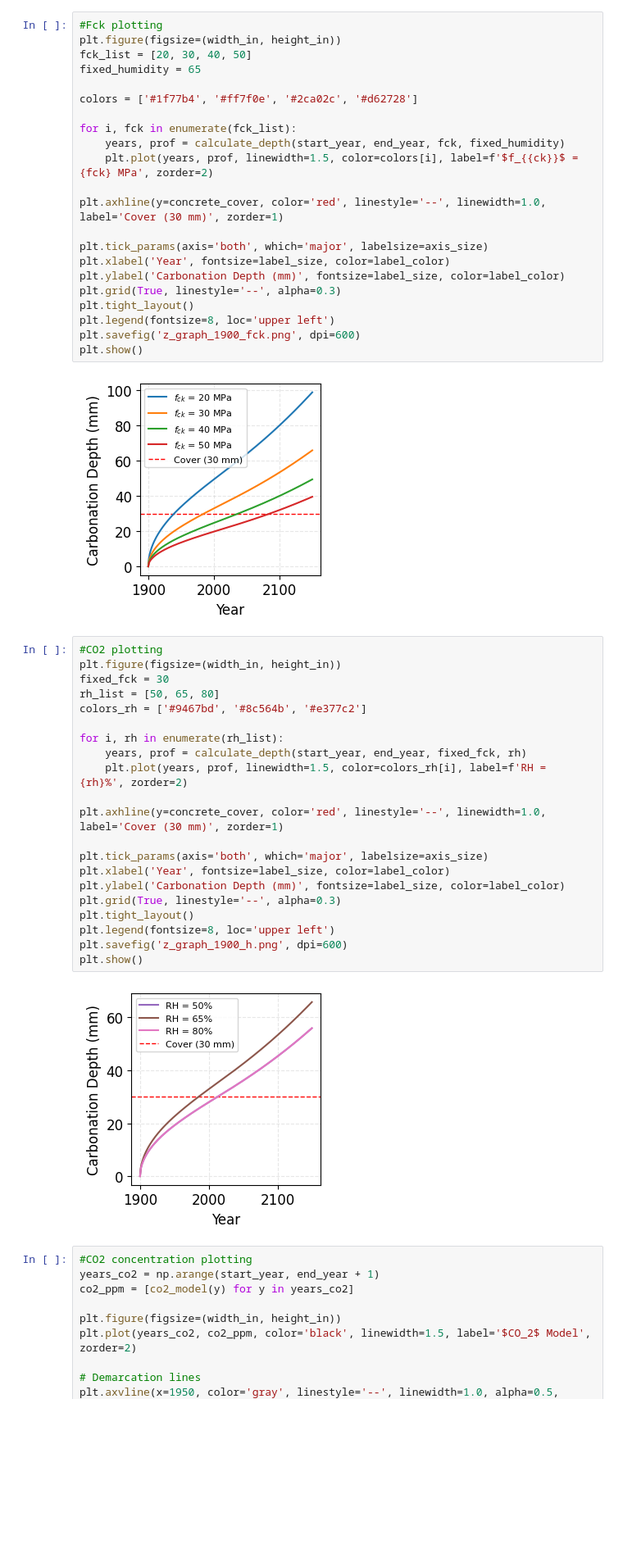
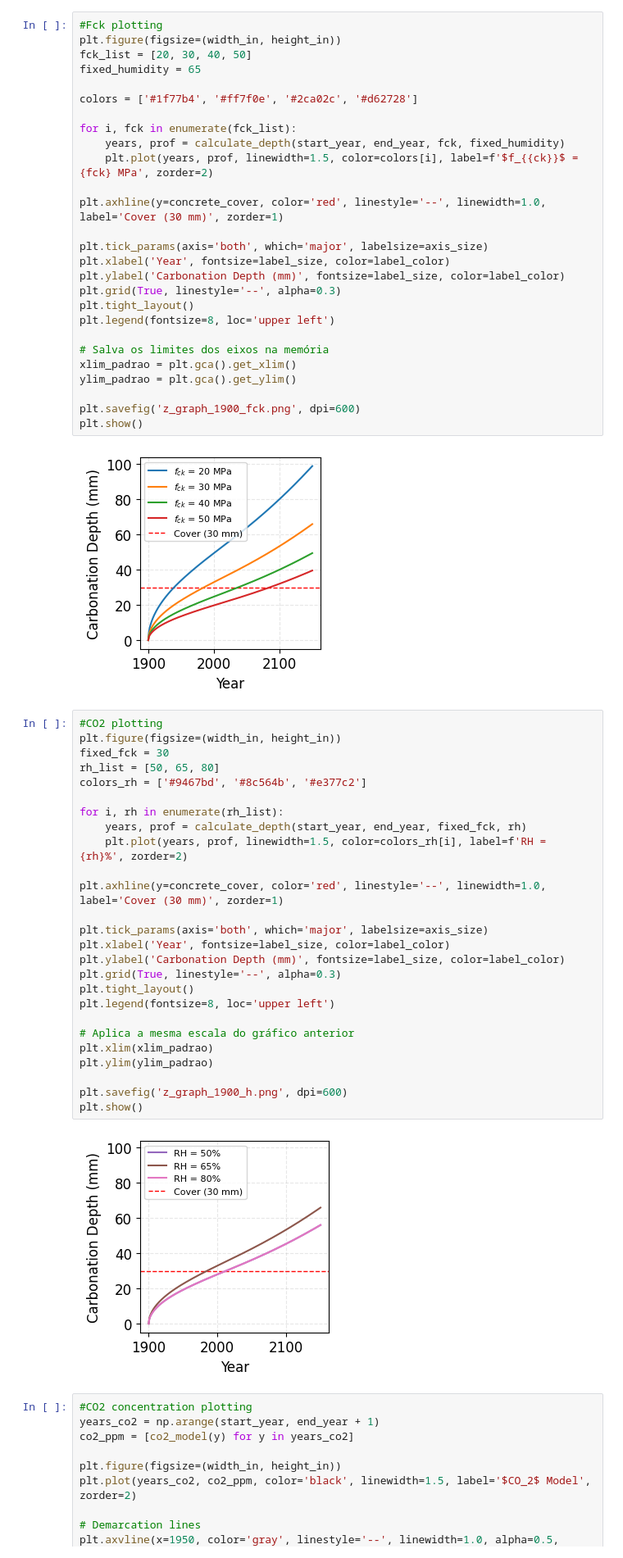
Before and after one commit to Pesquisa-UFCAT/2024-1_victor_hugo_renata_maria, a Jupyter notebook: co2_chart.ipynb, the cells around one changed output. Shown at 82% size. Cells and saved outputs as stored; diff of their text form; blank space fills up the shorter version.

Commit message:
graph changes

```diff
--- a/co2_chart.ipynb
+++ b/co2_chart.ipynb
@@ -66,6 +66,11 @@ plt.ylabel('Carbonation Depth (mm)', fontsize=label_size, color=label_color)
 plt.grid(True, linestyle='--', alpha=0.3)
 plt.tight_layout()
 plt.legend(fontsize=8, loc='upper left')
+
+# Salva os limites dos eixos na memória
+xlim_padrao = plt.gca().get_xlim()
+ylim_padrao = plt.gca().get_ylim()
+
 plt.savefig('z_graph_1900_fck.png', dpi=600)
 plt.show()
 # %% [output]
@@ -73,26 +78,31 @@ plt.show()
 # %%
 #CO2 plotting
 plt.figure(figsize=(width_in, height_in))
 fixed_fck = 30
 rh_list = [50, 65, 80]
 colors_rh = ['#9467bd', '#8c564b', '#e377c2']
 
 for i, rh in enumerate(rh_list):
     years, prof = calculate_depth(start_year, end_year, fixed_fck, rh)
     plt.plot(years, prof, linewidth=1.5, color=colors_rh[i], label=f'RH = {rh}%', zorder=2)
 
 plt.axhline(y=concrete_cover, color='red', linestyle='--', linewidth=1.0, label='Cover (30 mm)', zorder=1)
 
 plt.tick_params(axis='both', which='major', labelsize=axis_size)
 plt.xlabel('Year', fontsize=label_size, color=label_color)
 plt.ylabel('Carbonation Depth (mm)', fontsize=label_size, color=label_color)
 plt.grid(True, linestyle='--', alpha=0.3)
 plt.tight_layout()
 plt.legend(fontsize=8, loc='upper left')
+
+# Aplica a mesma escala do gráfico anterior
+plt.xlim(xlim_padrao)
+plt.ylim(ylim_padrao)
+
 plt.savefig('z_graph_1900_h.png', dpi=600)
 plt.show()
 # %% [output]
-[figure, old version]
+[figure, new version]
 # %%
 #CO2 concentration plotting
 years_co2 = np.arange(start_year, end_year + 1)
```
Also changed, not shown: 3 other files.
